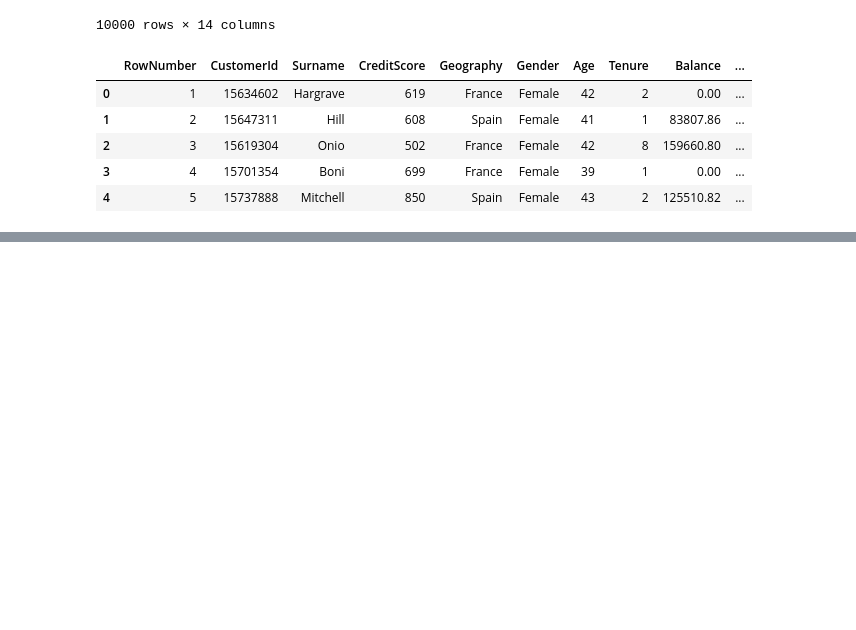
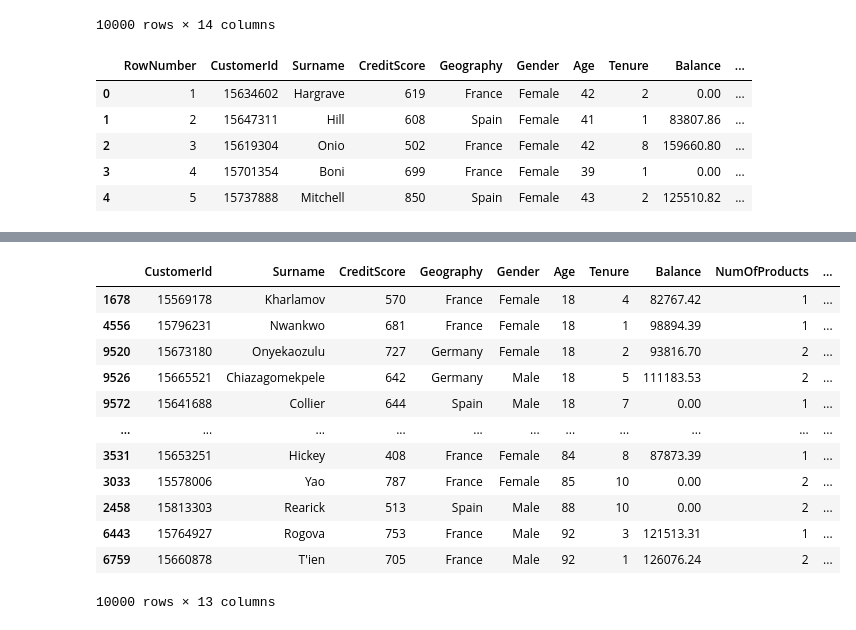
Before and after one commit to beta-hulk05/python-for-ds, a Jupyter notebook: pandas_tutorial.ipynb, the cells around one changed output, grey strips where cells are left out. Drawn from its saved outputs; the diff is of its cells as text; code cells hidden in the pictures; blank space fills up the shorter version.

```diff
--- a/pandas_tutorial.ipynb
+++ b/pandas_tutorial.ipynb
@@ -58,0 +132,3 @@ df.head(5) ### top 5 records . if not mention any number, by default it takes 5
+# %%
+##sort your data based on age
+new_df=df.sort_values("Age")
@@ -58,0 +257,2 @@ df.head(5) ### top 5 records . if not mention any number, by default it takes 5
+# %%
+new_df.pop('RowNumber')
@@ -58,0 +272,16 @@ df.head(5) ### top 5 records . if not mention any number, by default it takes 5
+# %%
+new_df
+# %% [output]
+|  | CustomerId | Surname | CreditScore | Geography | Gender | Age | Tenure | Balance | NumOfProducts | ... |
+| 1678 | 15569178 | Kharlamov | 570 | France | Female | 18 | 4 | 82767.42 | 1 | ... |
+| 4556 | 15796231 | Nwankwo | 681 | France | Female | 18 | 1 | 98894.39 | 1 | ... |
+| 9520 | 15673180 | Onyekaozulu | 727 | Germany | Female | 18 | 2 | 93816.70 | 2 | ... |
+| 9526 | 15665521 | Chiazagomekpele | 642 | Germany | Male | 18 | 5 | 111183.53 | 2 | ... |
+| 9572 | 15641688 | Collier | 644 | Spain | Male | 18 | 7 | 0.00 | 1 | ... |
+| ... | ... | ... | ... | ... | ... | ... | ... | ... | ... | ... |
+| 3531 | 15653251 | Hickey | 408 | France | Female | 84 | 8 | 87873.39 | 1 | ... |
+| 3033 | 15578006 | Yao | 787 | France | Female | 85 | 10 | 0.00 | 2 | ... |
+| 2458 | 15813303 | Rearick | 513 | Spain | Male | 88 | 10 | 0.00 | 2 | ... |
+| 6443 | 15764927 | Rogova | 753 | France | Male | 92 | 3 | 121513.31 | 1 | ... |
+| 6759 | 15660878 | T'ien | 705 | France | Male | 92 | 1 | 126076.24 | 2 | ... |
+10000 rows × 13 columns
```
Also changed, not shown: parts of 25 cells of this notebook.
